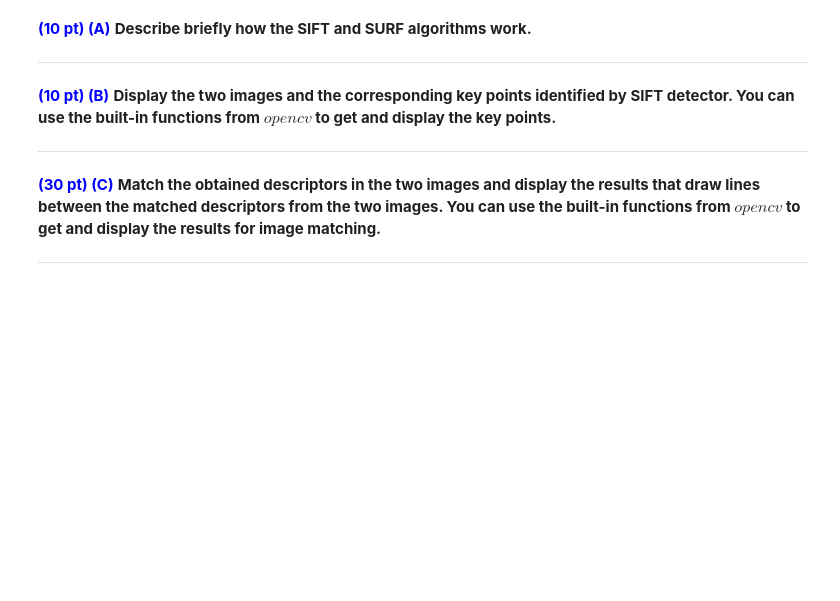
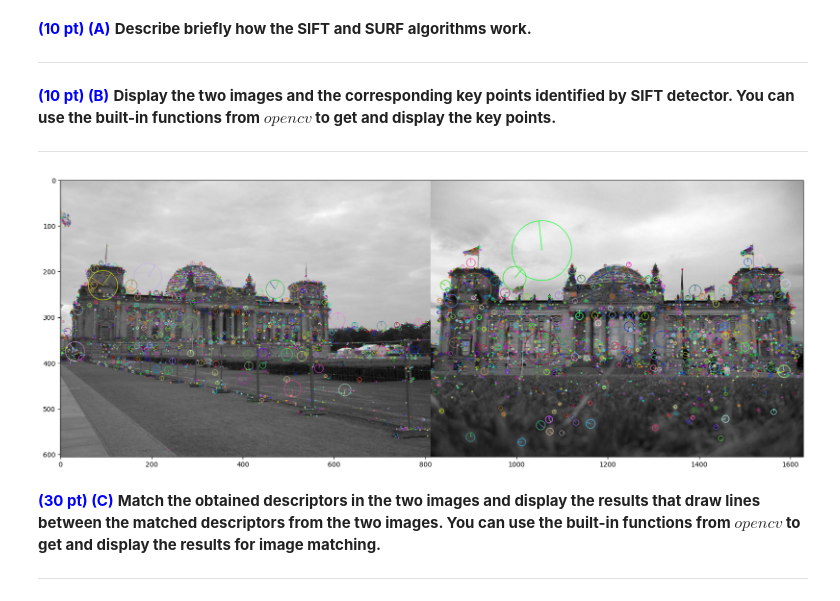
Before and after one commit to chadji15/PR1, a Jupyter notebook: Hadjichristodoulou_Lassche_Group21.ipynb, the cells around one changed output. Drawn from its saved outputs; the diff is of its cells as text; code cells hidden in the pictures; blank space fills up the shorter version.

```diff
--- a/Hadjichristodoulou_Lassche_Group21.ipynb
+++ b/Hadjichristodoulou_Lassche_Group21.ipynb
@@ -232,3 +230,38 @@ You are given two images named $a.jpg$ and $b.jpg$ that contain the same scene t
+# %%
+#This section creates a new window. For the code to progress, this window needs to be closed.
+
+def read_img(filename):
+
+    img = cv2.imread(filename)
+    # Converting image to grayscale
+    gray= cv2.cvtColor(img,cv2.COLOR_BGR2GRAY)
+
+    # Applying SIFT detector
+    sift = cv2.xfeatures2d.SIFT_create()
+    keypoints, descriptors = sift.detectAndCompute(img, None)
+
+    # Marking the keypoint on the image using circles
+    img=cv2.drawKeypoints(gray ,keypoints ,img ,flags=cv2.DRAW_MATCHES_FLAGS_DRAW_RICH_KEYPOINTS)
+    return keypoints, descriptors, img
+
+def hconcat_resize_min(im_list, interpolation=cv2.INTER_CUBIC):
+    h_min = min(im.shape[0] for im in im_list)
+    im_list_resize = [cv2.resize(im, (int(im.shape[1] * h_min / im.shape[0]), h_min), interpolation=interpolation)
+                      for im in im_list]
+    return cv2.hconcat(im_list_resize)
+
+kpa, desca, imga = read_img('a.jpg')
+kpb, descb, imgb = read_img('b.jpg')
+
+hstack = hconcat_resize_min([imga, imgb])
+
+plt.rcParams['figure.figsize'] = (20,20)
+fig = plt.figure()
+ax = fig.add_subplot(111)
+ax.imshow(hstack)
+plt.show()
+# %% [output]
+[figure, added]
 # %% [markdown]
 <span style="color:blue"> **(30 pt) (C)** </span> **Match the obtained descriptors in the two images and display the results that draw lines between the matched descriptors from the two images. You can use the built-in functions from $opencv$ to get and display the results for image matching.**
 
```
Also changed, not shown: parts of 39 cells of this notebook, 22 other files.
